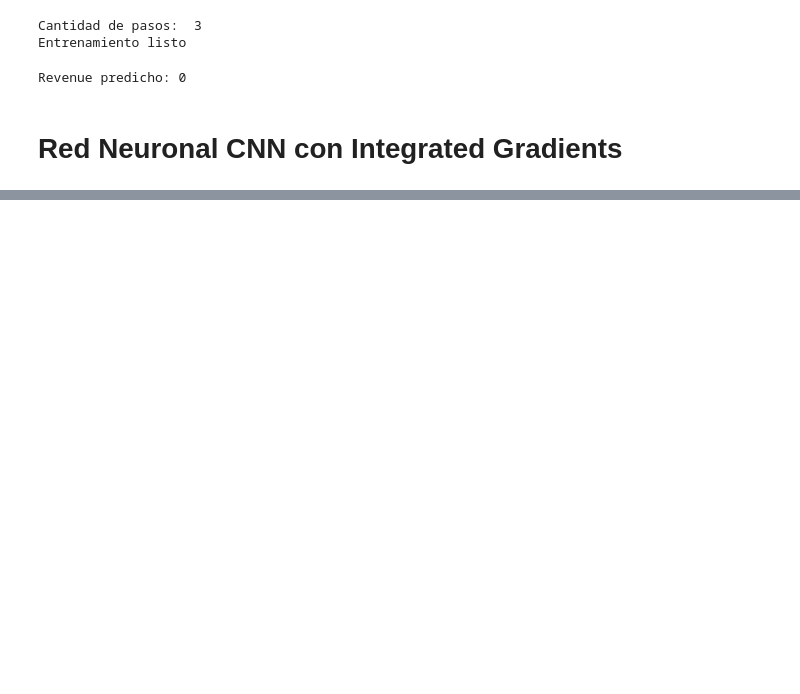
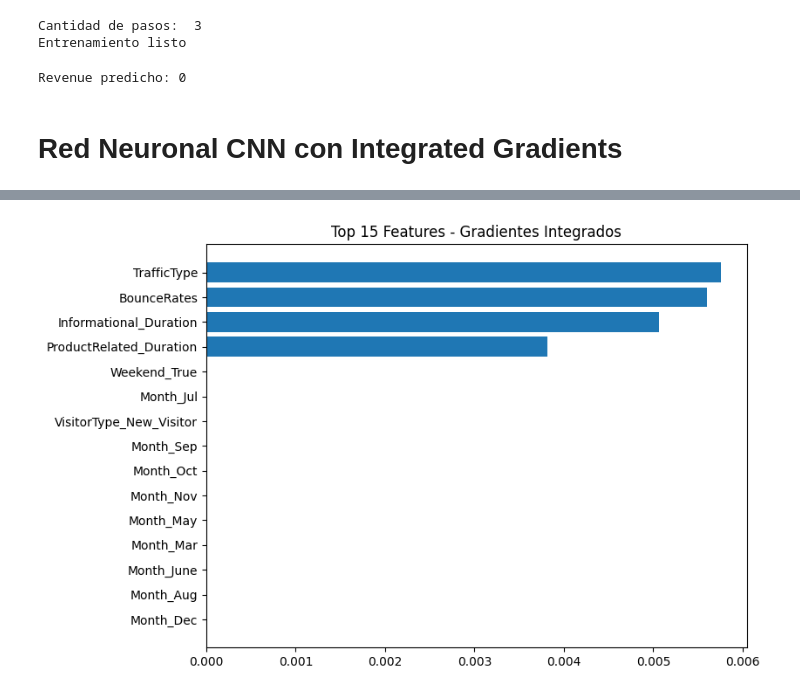
Before and after one commit to JustinLucero07/AprendizajePractica3, a Jupyter notebook: Shopy.ipynb, the cells around one changed output, grey strips where cells are left out. Drawn from its saved outputs; the diff is of its cells as text; code cells hidden in the pictures; blank space fills up the shorter version.

```diff
--- a/Shopy.ipynb
+++ b/Shopy.ipynb
@@ -887,0 +861,9 @@ plt.show()
+# %%
+history = model.fit(
+    X_train_prep,
+    y_train,
+    validation_split=0.2,
+    epochs=30,
+    batch_size=32,
+    verbose=1
+)
@@ -887,0 +935,11 @@ plt.show()
+# %%
+x_sample = X_test_prep[4:5]
+
+prediction = model.predict(x_sample)
+
+# IG
+ig = integrated_gradients_tabular(
+    model=model,
+    x=x_sample,
+    target_index=0
+)
@@ -887,0 +956,14 @@ plt.show()
+# %%
+num_features_out = num_features
+
+cat_features_out = preprocessor.named_transformers_["cat"] \
+    .get_feature_names_out(cat_features)
+
+feature_names = list(num_features_out) + list(cat_features_out)
+# %%
+ig_df = pd.DataFrame({
+    "Feature": feature_names,
+    "Importancia_IG": ig.flatten()
+}).sort_values(by="Importancia_IG", ascending=False)
+
+print(ig_df.head(10))
@@ -887,0 +982,8 @@ plt.show()
+# %%
+plt.figure(figsize=(8,6))
+plt.barh(ig_df["Feature"][:15], ig_df["Importancia_IG"][:15])
+plt.gca().invert_yaxis()
+plt.title("Top 15 Features - Gradientes Integrados")
+plt.show()
+# %% [output]
+[figure, added]
```
Also changed, not shown: parts of 31 cells of this notebook.
